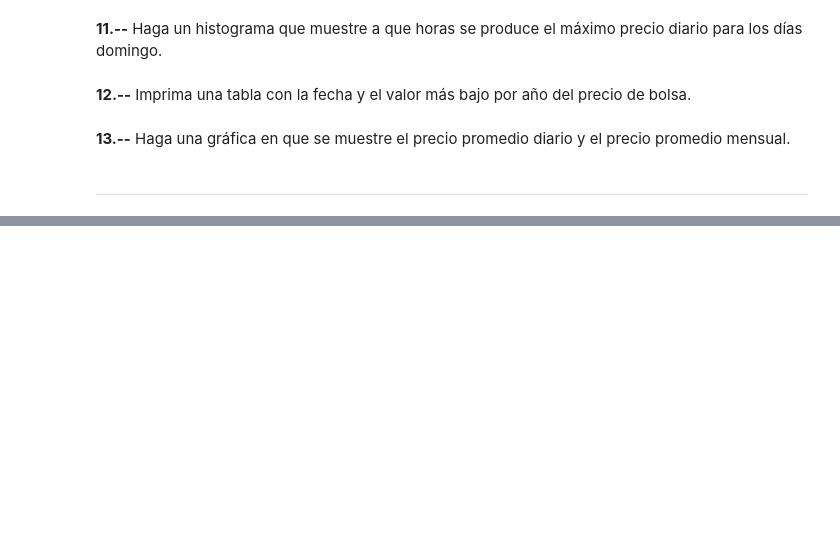
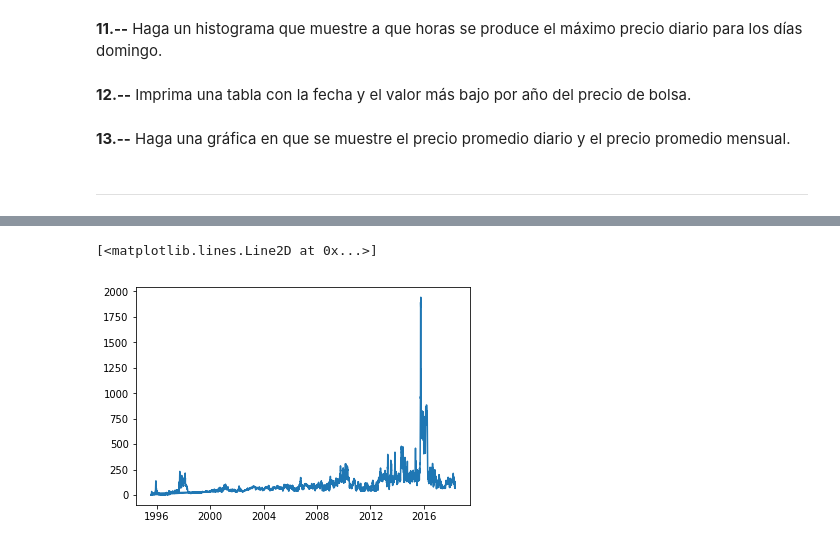
Before and after one commit to cda-2019-01/lab-analisis-exploratorio-de-datos-jlmejiav, a Jupyter notebook: LAB-precios-electricidad.ipynb, the cells around one changed output, grey strips where cells are left out. Cells and saved outputs as stored; diff of their text form; code cells hidden in the pictures; blank space fills up the shorter version.

```diff
--- a/LAB-precios-electricidad.ipynb
+++ b/LAB-precios-electricidad.ipynb
@@ -62,0 +179,5 @@ TypeError: 'tuple' object is not callable
+# %%
+plt.plot(PromFecha)
+# %% [output]
+[<matplotlib.lines.Line2D at 0x...>]
+[figure, added]
```
Also changed, not shown: parts of 94 cells of this notebook, 1 other file.
